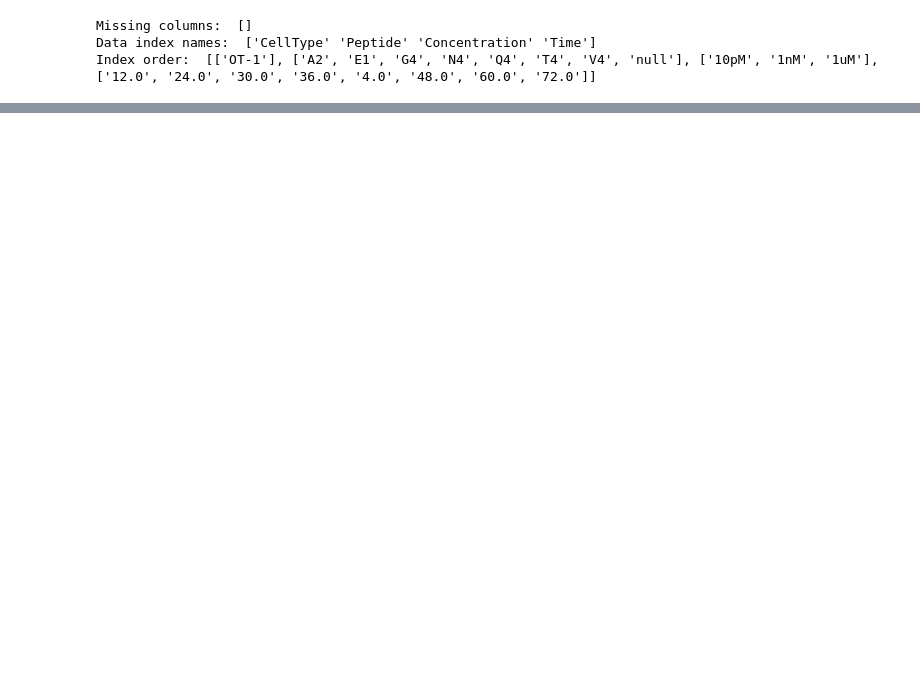
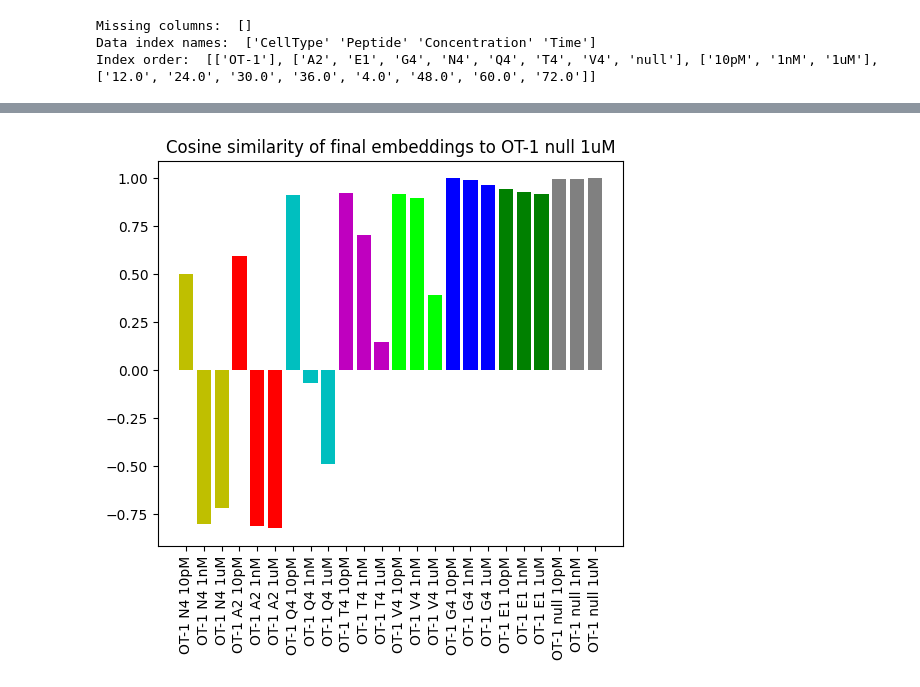
Before and after one commit to L-Pen/capstone, a Jupyter notebook: autoencoder_pipeline/analyze_model.ipynb, the cells around one changed output, grey strips where cells are left out. Drawn from its saved outputs; the diff is of its cells as text; code cells hidden in the pictures; blank space fills up the shorter version.

Commit message:
cosine similarity

```diff
--- a/autoencoder_pipeline/analyze_model.ipynb
+++ b/autoencoder_pipeline/analyze_model.ipynb
@@ -198,0 +235,22 @@ plt.show()
+# %%
+
+fig, ax = plt.subplots(figsize=(int(len(output)/4), 5))  # Set the figsize to (12, 6) for a wider plot
+
+color_field = list(data_index_names).index(bar_graph_settings['color_by'])
+colors = ['r', 'g', 'b', 'y', 'c', 'm', 'lime', 'gray', 'orange', 'purple', 'pink', 'brown', 'olive', 'cyan', 'lightblue', 'lightgreen', 'lightgrey', 'lightcoral', 'lightpink', 'lightyellow', 'lightpurple', 'lightbrown', 'lightorange', 'lightcyan', 'lightolive']
+sorted_output = sorted(output, key=lambda x: bar_graph_settings['order_by'].index(x['label'][color_field]))
+
+reference = sorted_output[-1]['embeddings'][-1]
+
+for exper in sorted_output:
+    label = ' '.join(exper['label'])
+    color_index = index_order[color_field].index(exper['label'][color_field])
+    latest_point = exper['embeddings'][-1]
+    cosine_similarity = np.dot(reference,latest_point)/(np.linalg.norm(reference)*np.linalg.norm(latest_point))
+    # color = get_experiment_color(experiment['label'],data_index_names)
+    ax.bar(label, cosine_similarity, label=label, color=colors[color_index])
+    plt.xticks(rotation=90)
+plt.title("Cosine similarity of final embeddings to " + ' '.join(sorted_output[-1]['label']))
+plt.show()
+# %% [output]
+[figure, added]
```
Also changed, not shown: parts of 12 cells of this notebook, 3 other files.
